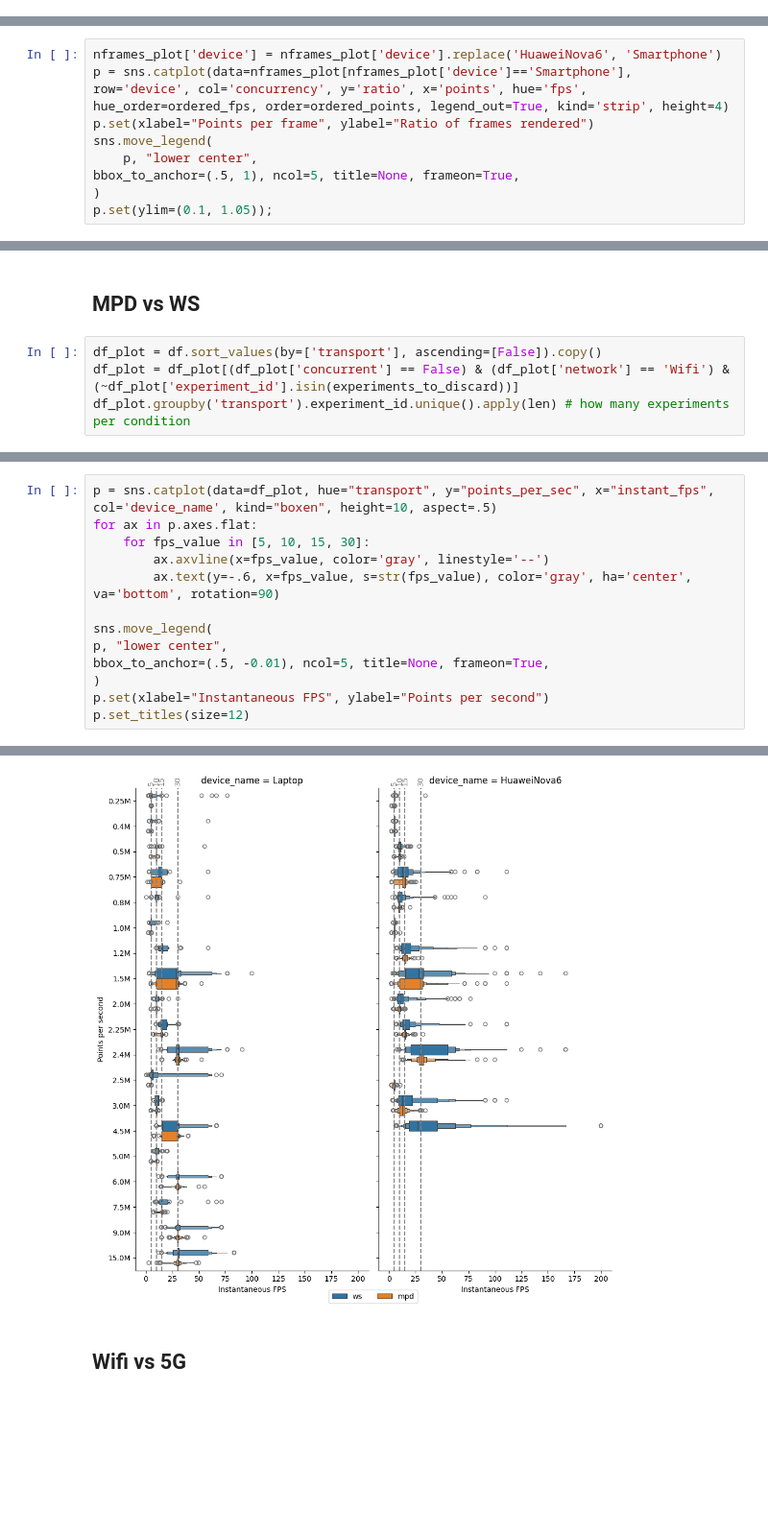
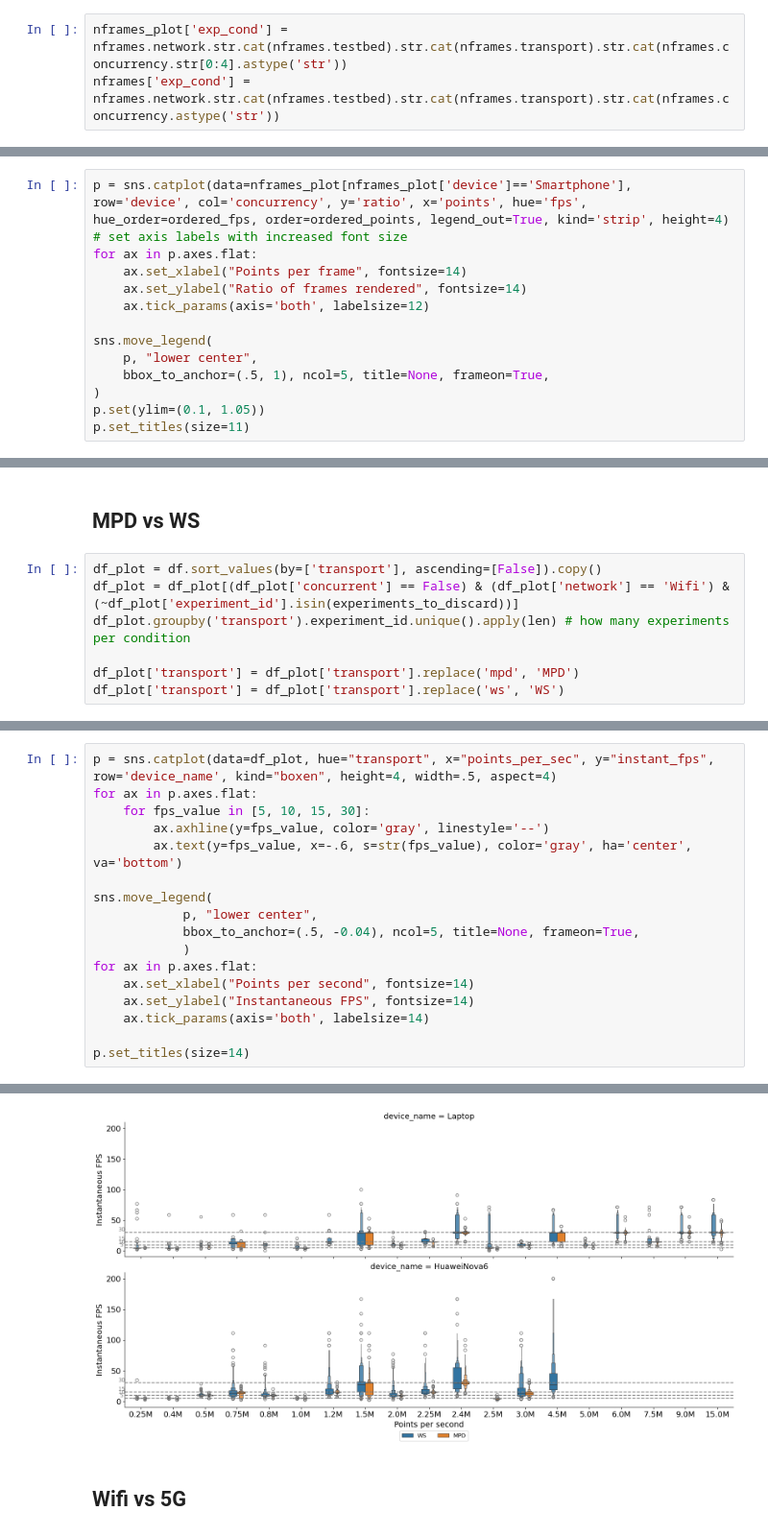
Before and after one commit to LineaInteractividad/VholoStream, a Jupyter notebook: metricsanalysis.ipynb, the cells around one changed output, grey strips where cells are left out. Shown at 96% size. Cells and saved outputs as stored; diff of their text form; blank space fills up the shorter version.

Commit message:
feat(notebook): improve plot readability and add dataset statistics summary

```diff
--- a/metricsanalysis.ipynb
+++ b/metricsanalysis.ipynb
@@ -466 +562,4 @@ Plot of total frames rendered in each experiment, this plot is not present in th
+# %%
+nframes_plot['exp_cond'] = nframes.network.str.cat(nframes.testbed).str.cat(nframes.transport).str.cat(nframes.concurrency.str[0:4].astype('str'))
+nframes['exp_cond'] = nframes.network.str.cat(nframes.testbed).str.cat(nframes.transport).str.cat(nframes.concurrency.astype('str'))
 # %%
@@ -496,10 +602,15 @@ p.set(ylim=(0.5, 1.05));
 # %%
-nframes_plot['device'] = nframes_plot['device'].replace('HuaweiNova6', 'Smartphone')
 p = sns.catplot(data=nframes_plot[nframes_plot['device']=='Smartphone'], row='device', col='concurrency', y='ratio', x='points', hue='fps', hue_order=ordered_fps, order=ordered_points, legend_out=True, kind='strip', height=4)
-p.set(xlabel="Points per frame", ylabel="Ratio of frames rendered")
+# set axis labels with increased font size
+for ax in p.axes.flat:
+    ax.set_xlabel("Points per frame", fontsize=14)
+    ax.set_ylabel("Ratio of frames rendered", fontsize=14)
+    ax.tick_params(axis='both', labelsize=12)
+
 sns.move_legend(
     p, "lower center",
-bbox_to_anchor=(.5, 1), ncol=5, title=None, frameon=True,
+    bbox_to_anchor=(.5, 1), ncol=5, title=None, frameon=True,
 )
-p.set(ylim=(0.1, 1.05));
+p.set(ylim=(0.1, 1.05))
+p.set_titles(size=11)
 # %% [output]
@@ -522,3 +634,6 @@ df['points_per_sec'] = pd.Categorical(df['points_per_sec'], categories=point_cat
 df_plot = df.sort_values(by=['transport'], ascending=[False]).copy()
 df_plot = df_plot[(df_plot['concurrent'] == False) & (df_plot['network'] == 'Wifi') & (~df_plot['experiment_id'].isin(experiments_to_discard))]
 df_plot.groupby('transport').experiment_id.unique().apply(len) # how many experiments per condition
+
+df_plot['transport'] = df_plot['transport'].replace('mpd', 'MPD')
+df_plot['transport'] = df_plot['transport'].replace('ws', 'WS')
@@ -530,19 +640,23 @@ Name: experiment_id, dtype: int64
 # %%
-p = sns.catplot(data=df_plot, hue="transport", y="points_per_sec", x="instant_fps", col='device_name', kind="boxen", height=10, aspect=.5)
+p = sns.catplot(data=df_plot, hue="transport", x="points_per_sec", y="instant_fps", row='device_name', kind="boxen", height=4, width=.5, aspect=4)
 for ax in p.axes.flat:
     for fps_value in [5, 10, 15, 30]:
-        ax.axvline(x=fps_value, color='gray', linestyle='--')
-        ax.text(y=-.6, x=fps_value, s=str(fps_value), color='gray', ha='center', va='bottom', rotation=90)
+        ax.axhline(y=fps_value, color='gray', linestyle='--')
+        ax.text(y=fps_value, x=-.6, s=str(fps_value), color='gray', ha='center', va='bottom')
 
 sns.move_legend(
-p, "lower center",
-bbox_to_anchor=(.5, -0.01), ncol=5, title=None, frameon=True,
-)
-p.set(xlabel="Instantaneous FPS", ylabel="Points per second")
-p.set_titles(size=12)
+            p, "lower center",
+            bbox_to_anchor=(.5, -0.04), ncol=5, title=None, frameon=True,
+            )
+for ax in p.axes.flat:
+    ax.set_xlabel("Points per second", fontsize=14)
+    ax.set_ylabel("Instantaneous FPS", fontsize=14)
+    ax.tick_params(axis='both', labelsize=14)
+
+p.set_titles(size=14)
 # %% [output]
 <seaborn.axisgrid.FacetGrid at 0x...>
-[figure, old version]
+[figure, new version]
 # %% [markdown]
 ## Wifi vs 5G
 # %%
```
Also changed, not shown: parts of 33 cells of this notebook.
